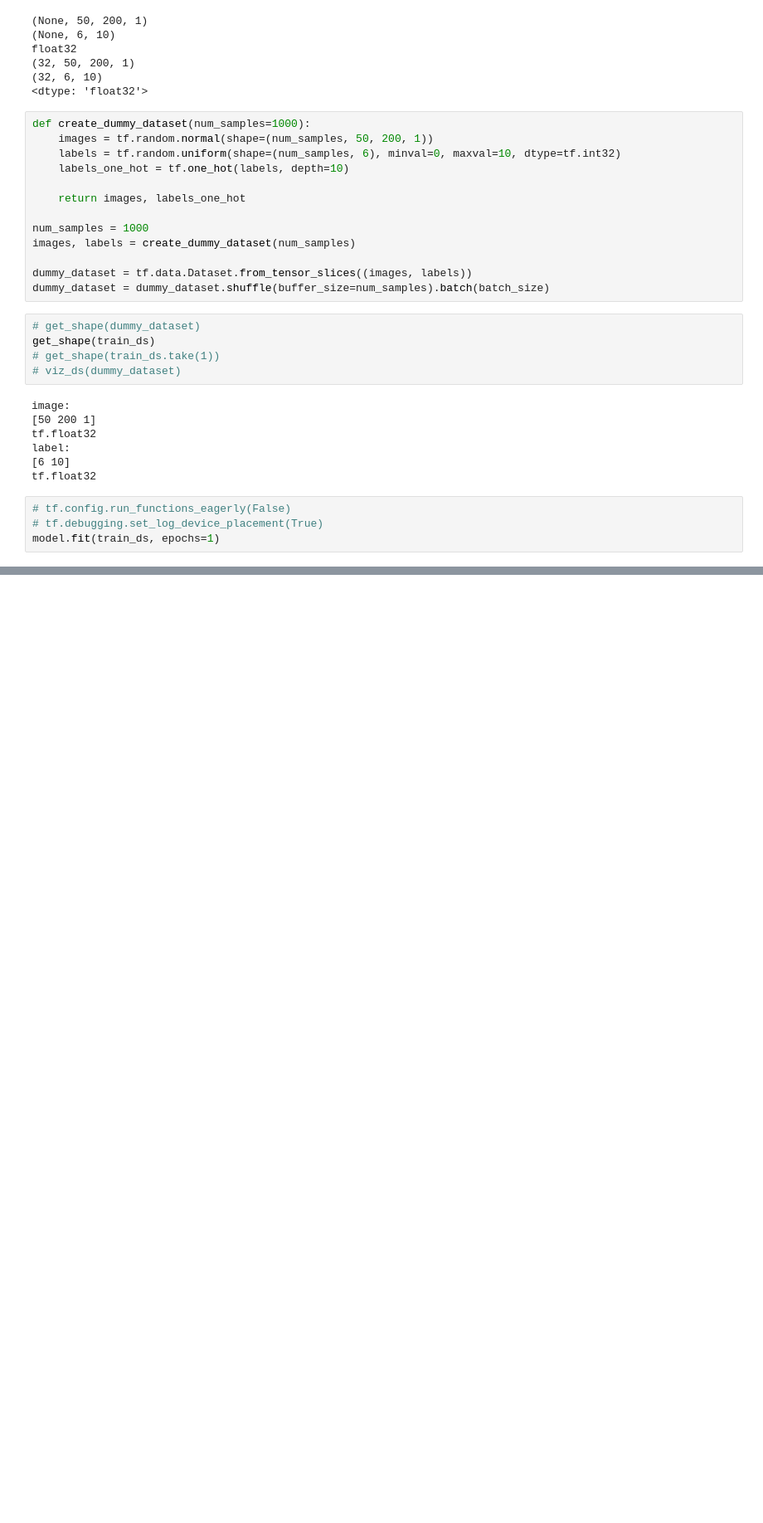
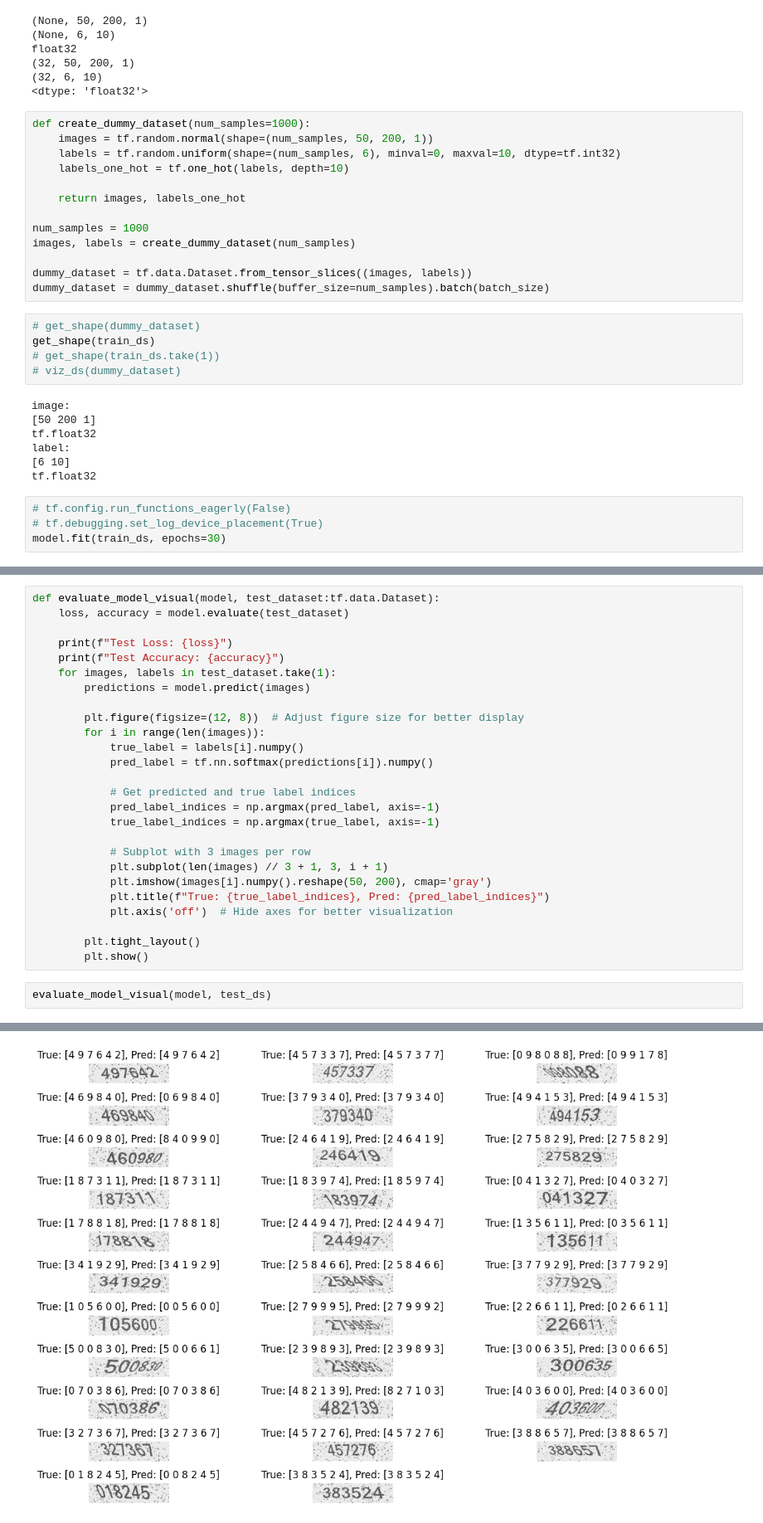
Before and after one commit to navidmafi/numeric-captcha, a Jupyter notebook: tf_only.ipynb, the cells around one changed output, grey strips where cells are left out. Shown: that part at 83% size. Drawn from its saved outputs; the diff is of its cells as text; blank space fills up the shorter version.

```diff
--- a/tf_only.ipynb
+++ b/tf_only.ipynb
@@ -248,5 +252,5 @@ tf.float32
 # %%
 # tf.config.run_functions_eagerly(False)
 # tf.debugging.set_log_device_placement(True)
-model.fit(train_ds, epochs=1)
+model.fit(train_ds, epochs=30)
 # %% [output]
@@ -259,0 +275,29 @@ I0000 00:00:1725714139.801694   32392 device_compiler.h:188] Compiled cluster us
+# %%
+def evaluate_model_visual(model, test_dataset:tf.data.Dataset):
+    loss, accuracy = model.evaluate(test_dataset)
+
+    print(f"Test Loss: {loss}")
+    print(f"Test Accuracy: {accuracy}")
+    for images, labels in test_dataset.take(1):
+        predictions = model.predict(images)
+
+        plt.figure(figsize=(12, 8))  # Adjust figure size for better display
+        for i in range(len(images)):
+            true_label = labels[i].numpy()
+            pred_label = tf.nn.softmax(predictions[i]).numpy()
+
+            # Get predicted and true label indices
+            pred_label_indices = np.argmax(pred_label, axis=-1)
+            true_label_indices = np.argmax(true_label, axis=-1)
+
+            # Subplot with 3 images per row
+            plt.subplot(len(images) // 3 + 1, 3, i + 1)
+            plt.imshow(images[i].numpy().reshape(50, 200), cmap='gray')
+            plt.title(f"True: {true_label_indices}, Pred: {pred_label_indices}")
+            plt.axis('off')  # Hide axes for better visualization
+
+        plt.tight_layout()
+        plt.show()
+# %%
+evaluate_model_visual(model, test_ds)
+# %% [output]
@@ -259,0 +308 @@ I0000 00:00:1725714139.801694   32392 device_compiler.h:188] Compiled cluster us
+[figure, added]
```
Also changed, not shown: parts of 4 cells of this notebook.
